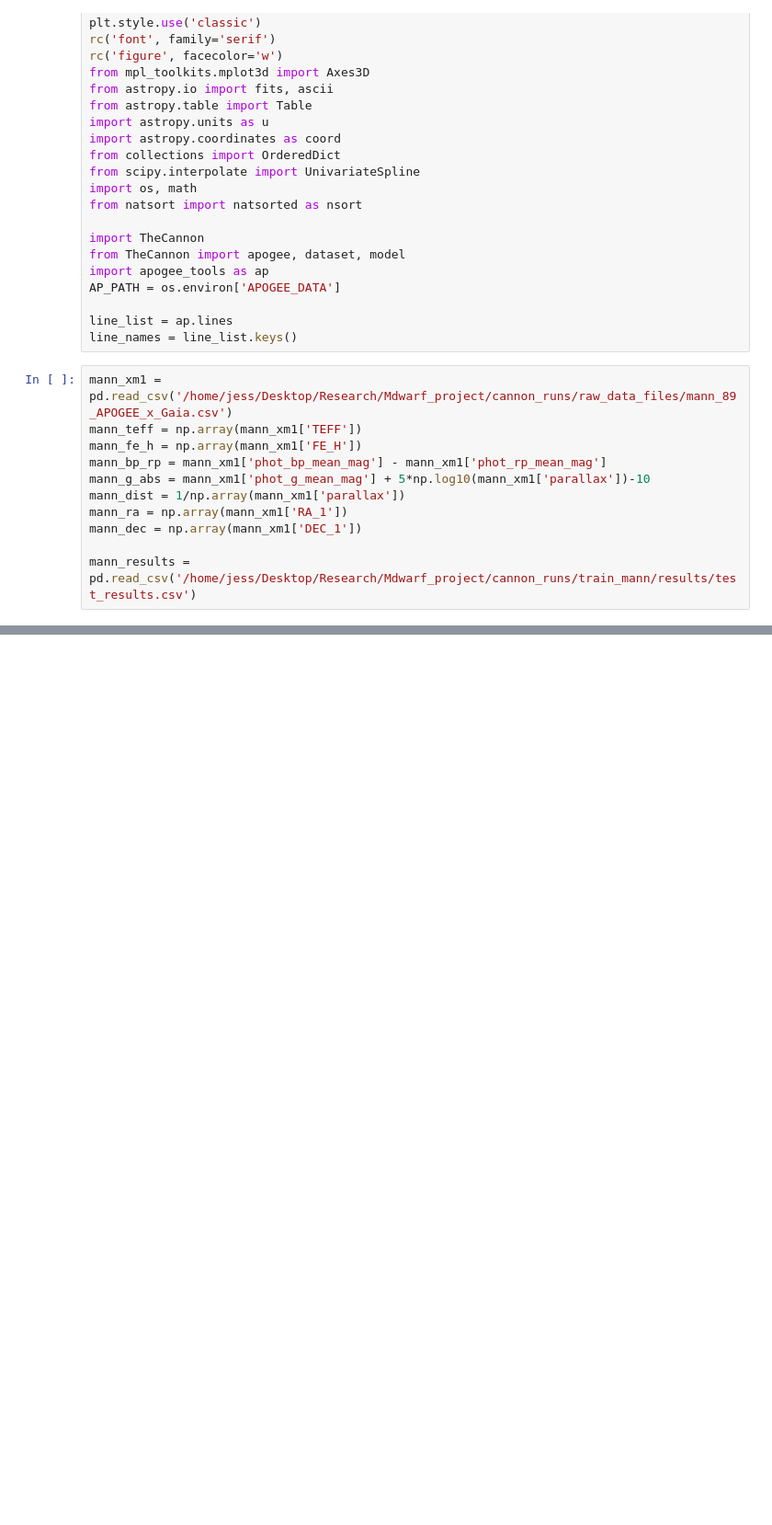
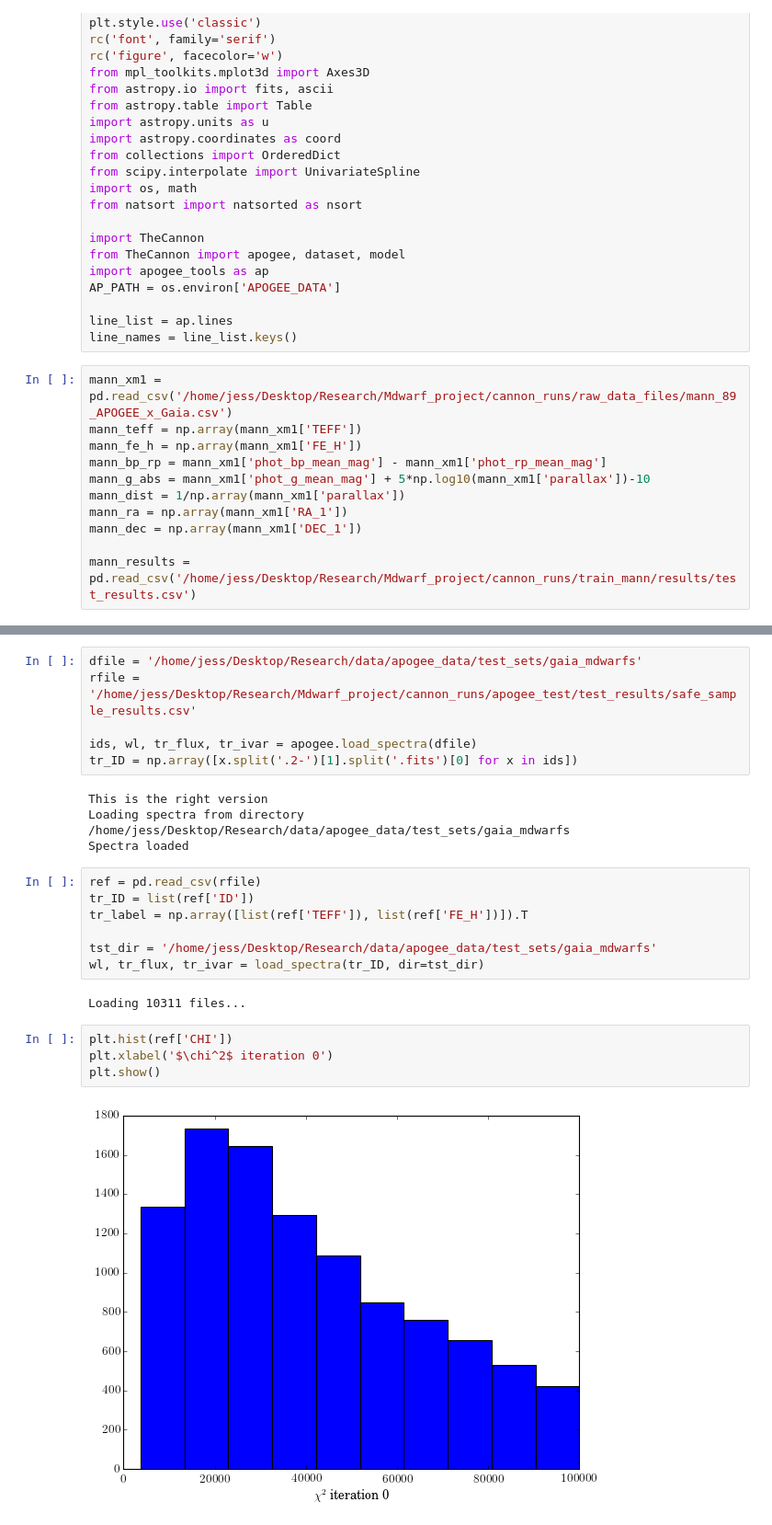
Before and after one commit to jbirky/Mdwarf_project, a Jupyter notebook: cannon_runs/apogee_test/validation.ipynb, the cells around one changed output, grey strips where cells are left out. Shown at 92% size. Drawn from its saved outputs; the diff is of its cells as text; blank space fills up the shorter version.

```diff
--- a/cannon_runs/apogee_test/validation.ipynb
+++ b/cannon_runs/apogee_test/validation.ipynb
@@ -260,0 +100,25 @@ plt.show()
+# %%
+dfile = '/home/jess/Desktop/Research/data/apogee_data/test_sets/gaia_mdwarfs'
+rfile = '/home/jess/Desktop/Research/Mdwarf_project/cannon_runs/apogee_test/test_results/safe_sample_results.csv'
+
+ids, wl, tr_flux, tr_ivar = apogee.load_spectra(dfile)
+tr_ID = np.array([x.split('.2-')[1].split('.fits')[0] for x in ids])
+# %% [output]
+This is the right version
+Loading spectra from directory /home/jess/Desktop/Research/data/apogee_data/test_sets/gaia_mdwarfs
+Spectra loaded
+# %%
+ref = pd.read_csv(rfile)
+tr_ID = list(ref['ID'])
+tr_label = np.array([list(ref['TEFF']), list(ref['FE_H'])]).T
+
+tst_dir = '/home/jess/Desktop/Research/data/apogee_data/test_sets/gaia_mdwarfs'
+wl, tr_flux, tr_ivar = load_spectra(tr_ID, dir=tst_dir)
+# %% [output]
+Loading 10311 files...
+# %%
+plt.hist(ref['CHI'])
+plt.xlabel('$\chi^2$ iteration 0')
+plt.show()
+# %% [output]
+[figure, added]
```
Also changed, not shown: parts of 28 cells of this notebook, 3 other files.
